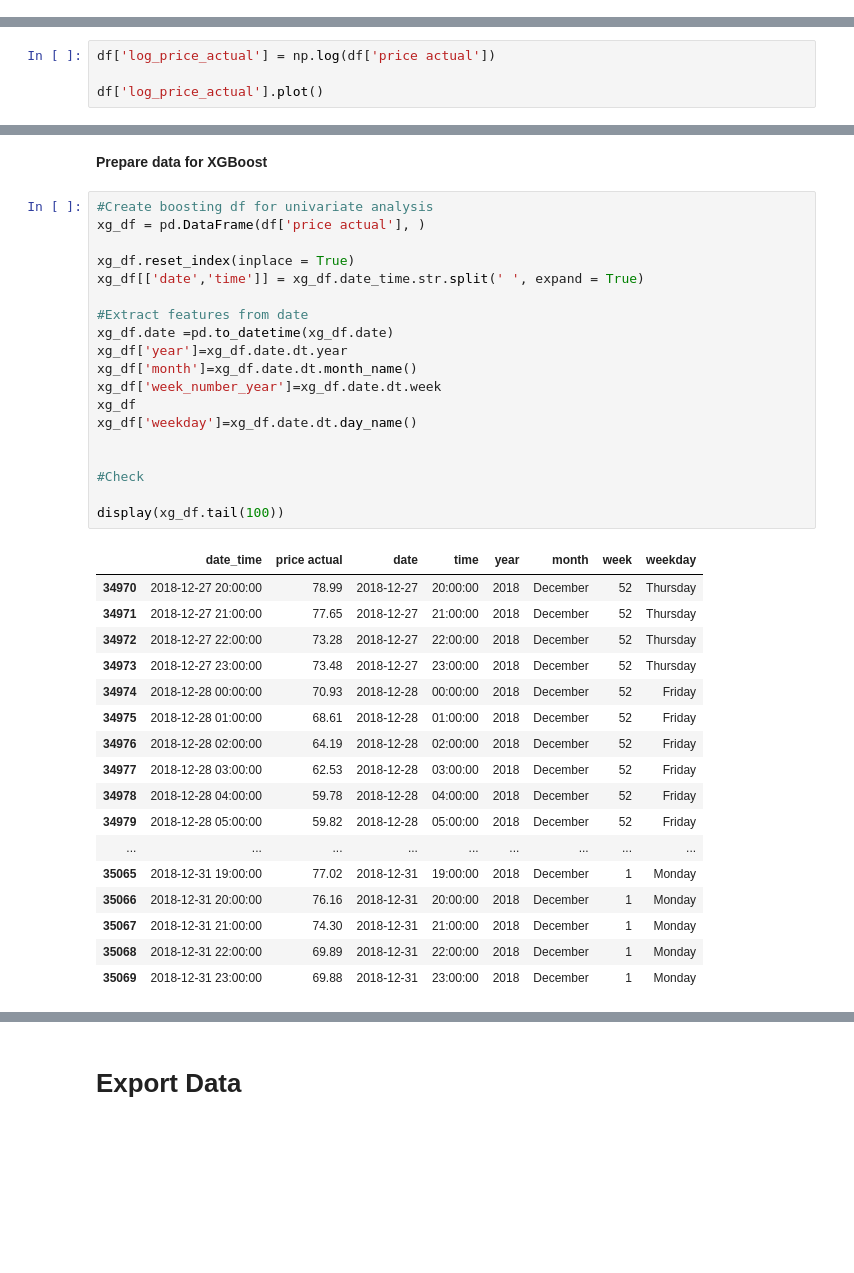
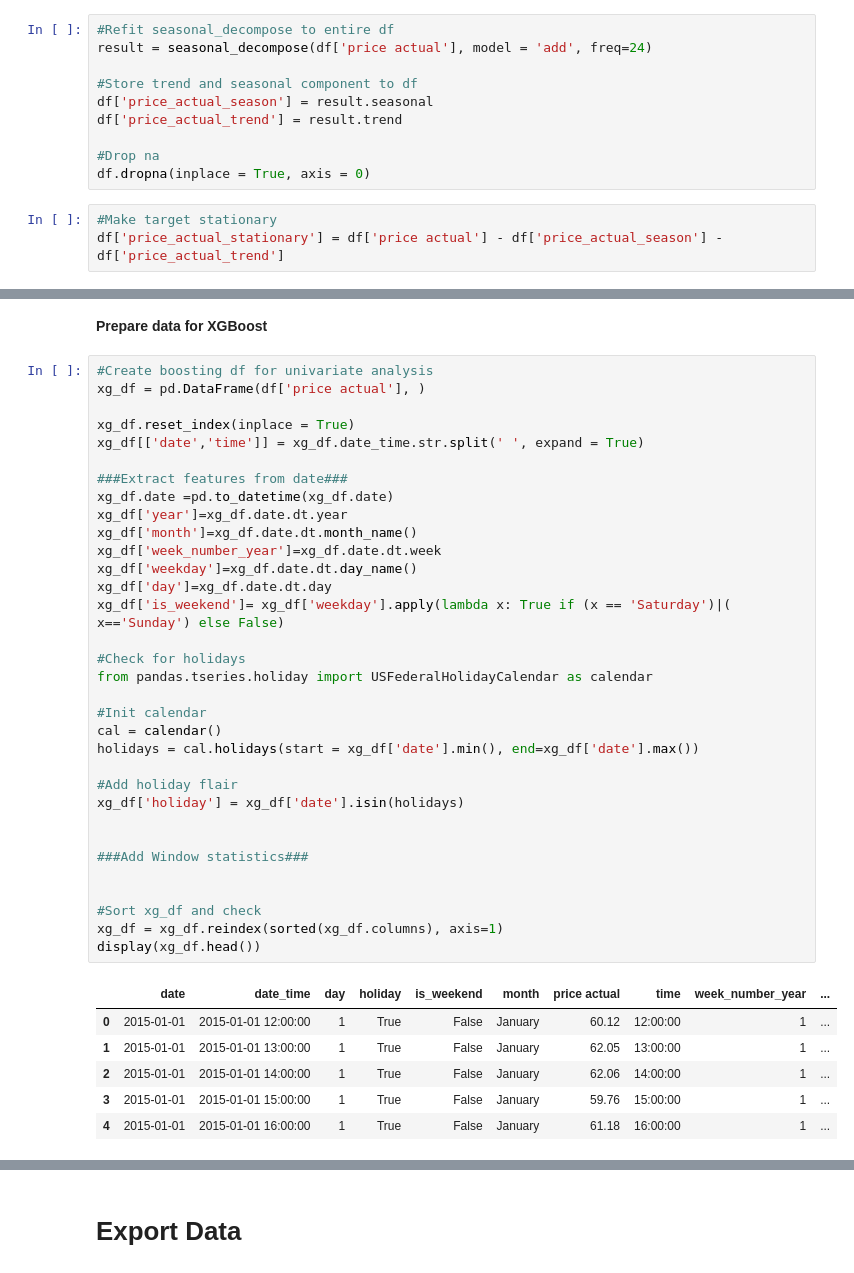
Before and after one commit to KishenSharma6/SpainEnergyAnalysis, a Jupyter notebook: Project_Codes/03_Data_Processing/2020_0621_Preprocessing.ipynb, the cells around one changed output, grey strips where cells are left out. Drawn from its saved outputs; the diff is of its cells as text; blank space fills up the shorter version.

```diff
--- a/Project_Codes/03_Data_Processing/2020_0621_Preprocessing.ipynb
+++ b/Project_Codes/03_Data_Processing/2020_0621_Preprocessing.ipynb
@@ -80 +118,14 @@ df.head()
+# %%
+#Refit seasonal_decompose to entire df
+result = seasonal_decompose(df['price actual'], model = 'add', freq=24)
+
+#Store trend and seasonal component to df
+df['price_actual_season'] = result.seasonal
+df['price_actual_trend'] = result.trend
+
+#Drop na
+df.dropna(inplace = True, axis = 0)
+# %%
+#Make target stationary
+df['price_actual_stationary'] = df['price actual'] - df['price_actual_season'] - df['price_actual_trend']
 # %% [markdown]
@@ -94,4 +169,0 @@ df.head()
-# %%
-df['log_price_actual'] = np.log(df['price actual'])
-
-df['log_price_actual'].plot()
@@ -173,37 +188,40 @@ for col, ax in zip(X_train.filter(regex = 'diff').columns, axes.flatten()):
 # %%
 #Create boosting df for univariate analysis
 xg_df = pd.DataFrame(df['price actual'], )
 
 xg_df.reset_index(inplace = True)
 xg_df[['date','time']] = xg_df.date_time.str.split(' ', expand = True)
 
-#Extract features from date
+###Extract features from date###
 xg_df.date =pd.to_datetime(xg_df.date)
 xg_df['year']=xg_df.date.dt.year
 xg_df['month']=xg_df.date.dt.month_name()
 xg_df['week_number_year']=xg_df.date.dt.week
-xg_df
 xg_df['weekday']=xg_df.date.dt.day_name()
+xg_df['day']=xg_df.date.dt.day
+xg_df['is_weekend']= xg_df['weekday'].apply(lambda x: True if (x == 'Saturday')|( x=='Sunday') else False)
+
+#Check for holidays
+from pandas.tseries.holiday import USFederalHolidayCalendar as calendar
+
+#Init calendar
+cal = calendar()
+holidays = cal.holidays(start = xg_df['date'].min(), end=xg_df['date'].max())
+
+#Add holiday flair
+xg_df['holiday'] = xg_df['date'].isin(holidays)
 
 
-#Check
+###Add Window statistics###
 
-display(xg_df.tail(100))
+
+#Sort xg_df and check
+xg_df = xg_df.reindex(sorted(xg_df.columns), axis=1)
+display(xg_df.head())
 # %% [output]
-|  | date_time | price actual | date | time | year | month | week | weekday |
-| 34970 | 2018-12-27 20:00:00 | 78.99 | 2018-12-27 | 20:00:00 | 2018 | December | 52 | Thursday |
-| 34971 | 2018-12-27 21:00:00 | 77.65 | 2018-12-27 | 21:00:00 | 2018 | December | 52 | Thursday |
-| 34972 | 2018-12-27 22:00:00 | 73.28 | 2018-12-27 | 22:00:00 | 2018 | December | 52 | Thursday |
-| 34973 | 2018-12-27 23:00:00 | 73.48 | 2018-12-27 | 23:00:00 | 2018 | December | 52 | Thursday |
-| 34974 | 2018-12-28 00:00:00 | 70.93 | 2018-12-28 | 00:00:00 | 2018 | December | 52 | Friday |
-| 34975 | 2018-12-28 01:00:00 | 68.61 | 2018-12-28 | 01:00:00 | 2018 | December | 52 | Friday |
-| 34976 | 2018-12-28 02:00:00 | 64.19 | 2018-12-28 | 02:00:00 | 2018 | December | 52 | Friday |
-| 34977 | 2018-12-28 03:00:00 | 62.53 | 2018-12-28 | 03:00:00 | 2018 | December | 52 | Friday |
-| 34978 | 2018-12-28 04:00:00 | 59.78 | 2018-12-28 | 04:00:00 | 2018 | December | 52 | Friday |
-| 34979 | 2018-12-28 05:00:00 | 59.82 | 2018-12-28 | 05:00:00 | 2018 | December | 52 | Friday |
-| ... | ... | ... | ... | ... | ... | ... | ... | ... |
-| 35065 | 2018-12-31 19:00:00 | 77.02 | 2018-12-31 | 19:00:00 | 2018 | December | 1 | Monday |
-| 35066 | 2018-12-31 20:00:00 | 76.16 | 2018-12-31 | 20:00:00 | 2018 | December | 1 | Monday |
-| 35067 | 2018-12-31 21:00:00 | 74.30 | 2018-12-31 | 21:00:00 | 2018 | December | 1 | Monday |
-| 35068 | 2018-12-31 22:00:00 | 69.89 | 2018-12-31 | 22:00:00 | 2018 | December | 1 | Monday |
-| 35069 | 2018-12-31 23:00:00 | 69.88 | 2018-12-31 | 23:00:00 | 2018 | December | 1 | Monday |
+|  | date | date_time | day | holiday | is_weekend | month | price actual | time | week_number_year | ... |
+| 0 | 2015-01-01 | 2015-01-01 12:00:00 | 1 | True | False | January | 60.12 | 12:00:00 | 1 | ... |
+| 1 | 2015-01-01 | 2015-01-01 13:00:00 | 1 | True | False | January | 62.05 | 13:00:00 | 1 | ... |
+| 2 | 2015-01-01 | 2015-01-01 14:00:00 | 1 | True | False | January | 62.06 | 14:00:00 | 1 | ... |
+| 3 | 2015-01-01 | 2015-01-01 15:00:00 | 1 | True | False | January | 59.76 | 15:00:00 | 1 | ... |
+| 4 | 2015-01-01 | 2015-01-01 16:00:00 | 1 | True | False | January | 61.18 | 16:00:00 | 1 | ... |
```
Also changed, not shown: parts of 25 cells of this notebook.
